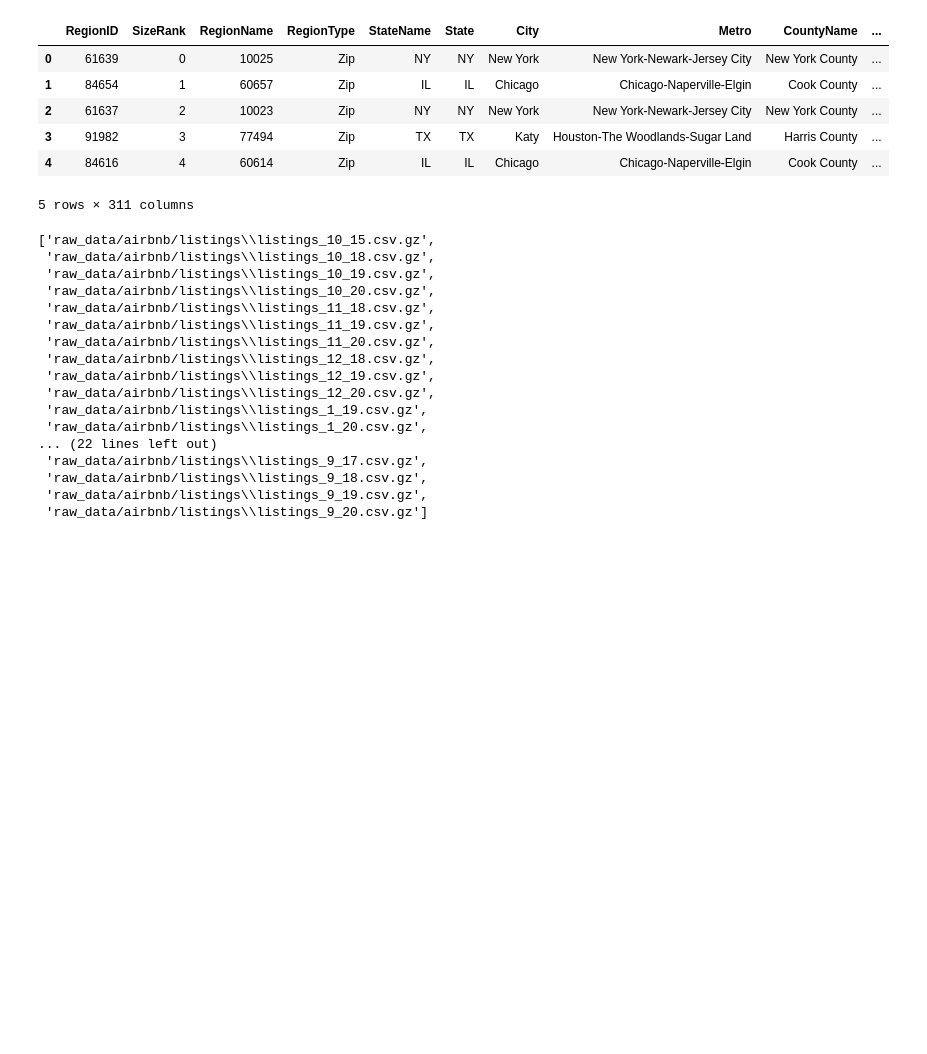
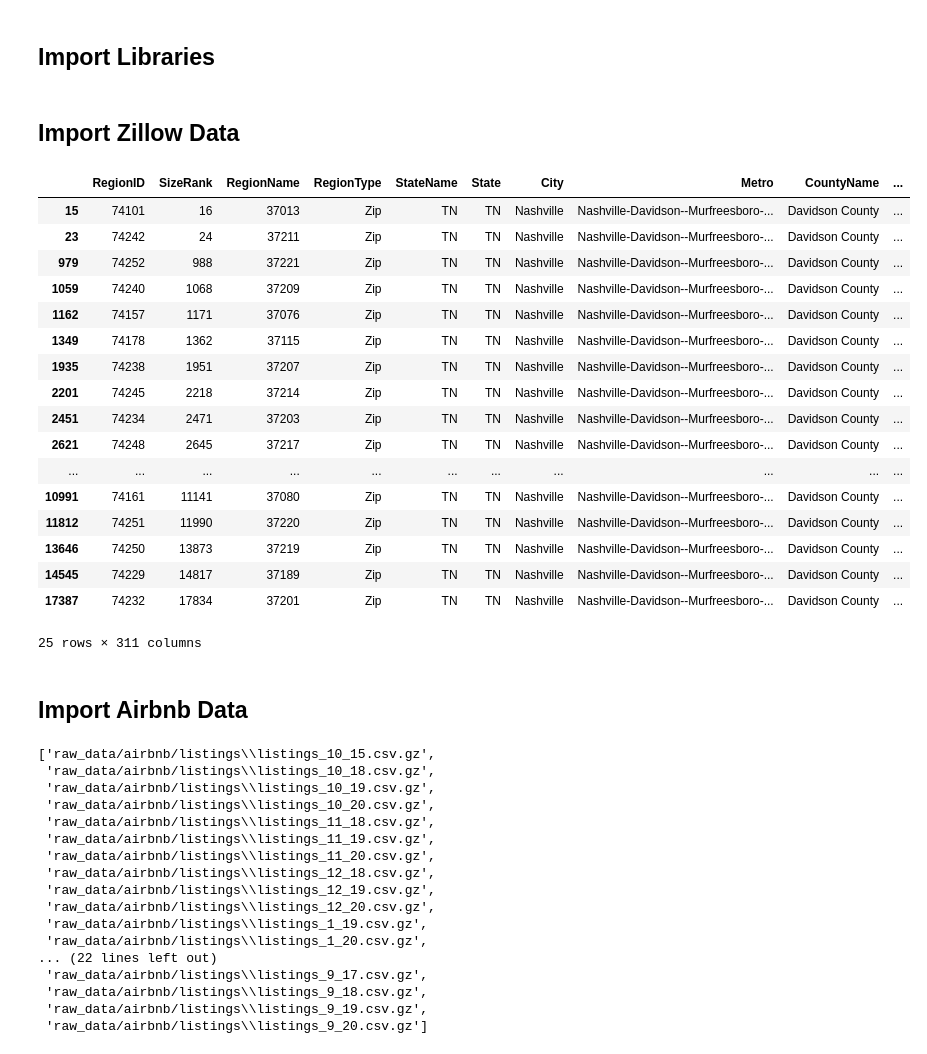
Before and after one commit to Sammyknee/nashville_airbnb_housing, a Jupyter notebook: initial_EDA.ipynb, the cells around one changed output. Saved outputs shown, nothing was run; the diff lists cells and outputs as text; code cells hidden in the pictures; blank space fills up the shorter version.

```diff
--- a/initial_EDA.ipynb
+++ b/initial_EDA.ipynb
@@ -1,9 +1,13 @@
+# %% [markdown]
+## Import Libraries
 # %%
 import numpy as np
 import pandas as pd
 import matplotlib.pyplot as plt
 from glob import glob
 import os
+# %% [markdown]
+## Import Zillow Data
 # %%
 # Load target data
 home_prices = pd.read_csv('raw_data/zillow/Zip_zhvi_uc_sfrcondo_tier_0.33_0.67_sm_sa_mon.csv')
@@ -10,13 +16,27 @@ home_prices = pd.read_csv('raw_data/zillow/Zip_zhvi_uc_sfrcondo_tier_0.33_0.67_s
-# %%
-home_prices.head()
-# %% [output]
-|  | RegionID | SizeRank | RegionName | RegionType | StateName | State | City | Metro | CountyName | ... |
-| 0 | 61639 | 0 | 10025 | Zip | NY | NY | New York | New York-Newark-Jersey City | New York County | ... |
-| 1 | 84654 | 1 | 60657 | Zip | IL | IL | Chicago | Chicago-Naperville-Elgin | Cook County | ... |
-| 2 | 61637 | 2 | 10023 | Zip | NY | NY | New York | New York-Newark-Jersey City | New York County | ... |
-| 3 | 91982 | 3 | 77494 | Zip | TX | TX | Katy | Houston-The Woodlands-Sugar Land | Harris County | ... |
-| 4 | 84616 | 4 | 60614 | Zip | IL | IL | Chicago | Chicago-Naperville-Elgin | Cook County | ... |
-5 rows × 311 columns
+# %%
+nashville_df = home_prices[(home_prices['City']=="Nashville") & (home_prices['State']=='TN')]
+nashville_df
+# %% [output]
+|  | RegionID | SizeRank | RegionName | RegionType | StateName | State | City | Metro | CountyName | ... |
+| 15 | 74101 | 16 | 37013 | Zip | TN | TN | Nashville | Nashville-Davidson--Murfreesboro-... | Davidson County | ... |
+| 23 | 74242 | 24 | 37211 | Zip | TN | TN | Nashville | Nashville-Davidson--Murfreesboro-... | Davidson County | ... |
+| 979 | 74252 | 988 | 37221 | Zip | TN | TN | Nashville | Nashville-Davidson--Murfreesboro-... | Davidson County | ... |
+| 1059 | 74240 | 1068 | 37209 | Zip | TN | TN | Nashville | Nashville-Davidson--Murfreesboro-... | Davidson County | ... |
+| 1162 | 74157 | 1171 | 37076 | Zip | TN | TN | Nashville | Nashville-Davidson--Murfreesboro-... | Davidson County | ... |
+| 1349 | 74178 | 1362 | 37115 | Zip | TN | TN | Nashville | Nashville-Davidson--Murfreesboro-... | Davidson County | ... |
+| 1935 | 74238 | 1951 | 37207 | Zip | TN | TN | Nashville | Nashville-Davidson--Murfreesboro-... | Davidson County | ... |
+| 2201 | 74245 | 2218 | 37214 | Zip | TN | TN | Nashville | Nashville-Davidson--Murfreesboro-... | Davidson County | ... |
+| 2451 | 74234 | 2471 | 37203 | Zip | TN | TN | Nashville | Nashville-Davidson--Murfreesboro-... | Davidson County | ... |
+| 2621 | 74248 | 2645 | 37217 | Zip | TN | TN | Nashville | Nashville-Davidson--Murfreesboro-... | Davidson County | ... |
+| ... | ... | ... | ... | ... | ... | ... | ... | ... | ... | ... |
+| 10991 | 74161 | 11141 | 37080 | Zip | TN | TN | Nashville | Nashville-Davidson--Murfreesboro-... | Davidson County | ... |
+| 11812 | 74251 | 11990 | 37220 | Zip | TN | TN | Nashville | Nashville-Davidson--Murfreesboro-... | Davidson County | ... |
+| 13646 | 74250 | 13873 | 37219 | Zip | TN | TN | Nashville | Nashville-Davidson--Murfreesboro-... | Davidson County | ... |
+| 14545 | 74229 | 14817 | 37189 | Zip | TN | TN | Nashville | Nashville-Davidson--Murfreesboro-... | Davidson County | ... |
+| 17387 | 74232 | 17834 | 37201 | Zip | TN | TN | Nashville | Nashville-Davidson--Murfreesboro-... | Davidson County | ... |
+25 rows × 311 columns
+# %% [markdown]
+## Import Airbnb Data
 # %%
 listing_files = glob('raw_data/airbnb/listings/*.csv.gz')
 listing_files
```
Also changed, not shown: parts of 35 cells of this notebook.
